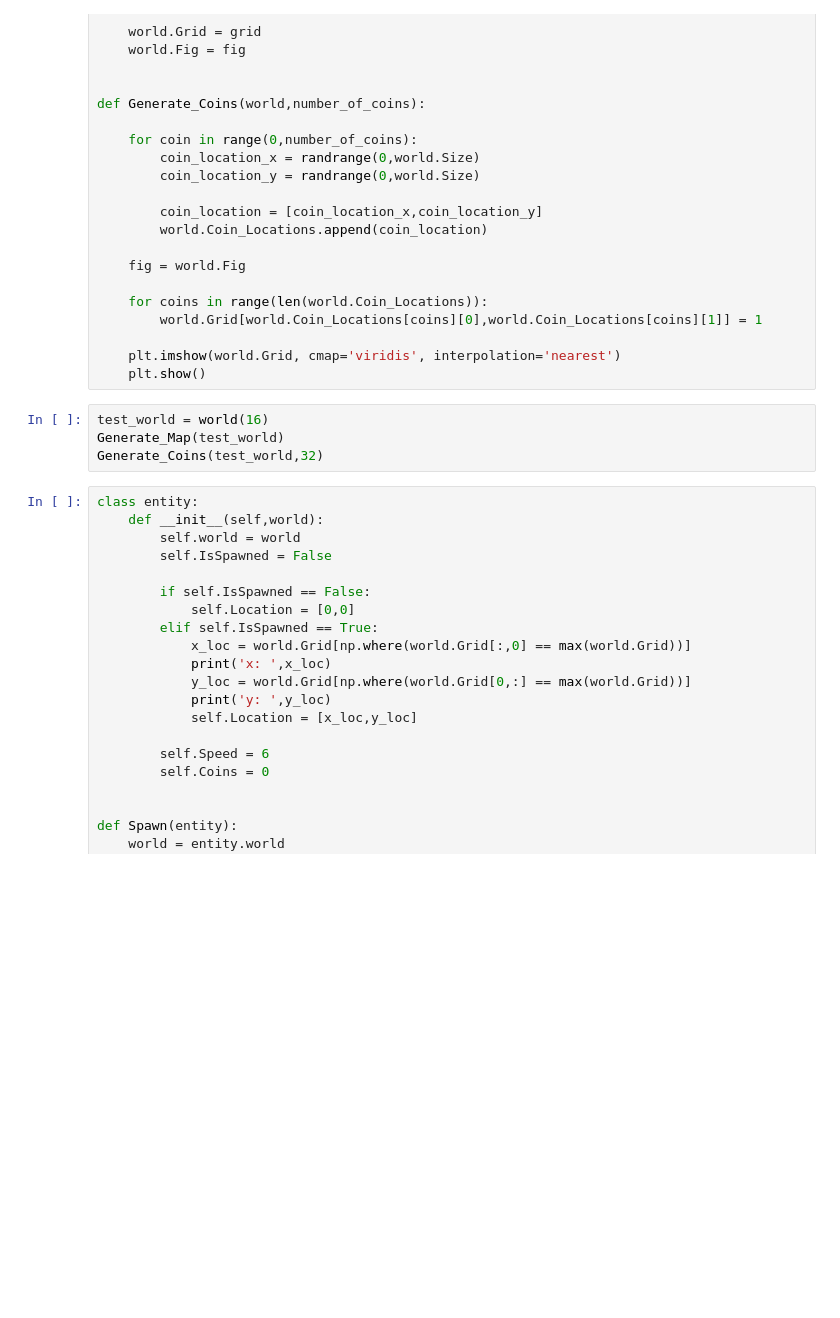
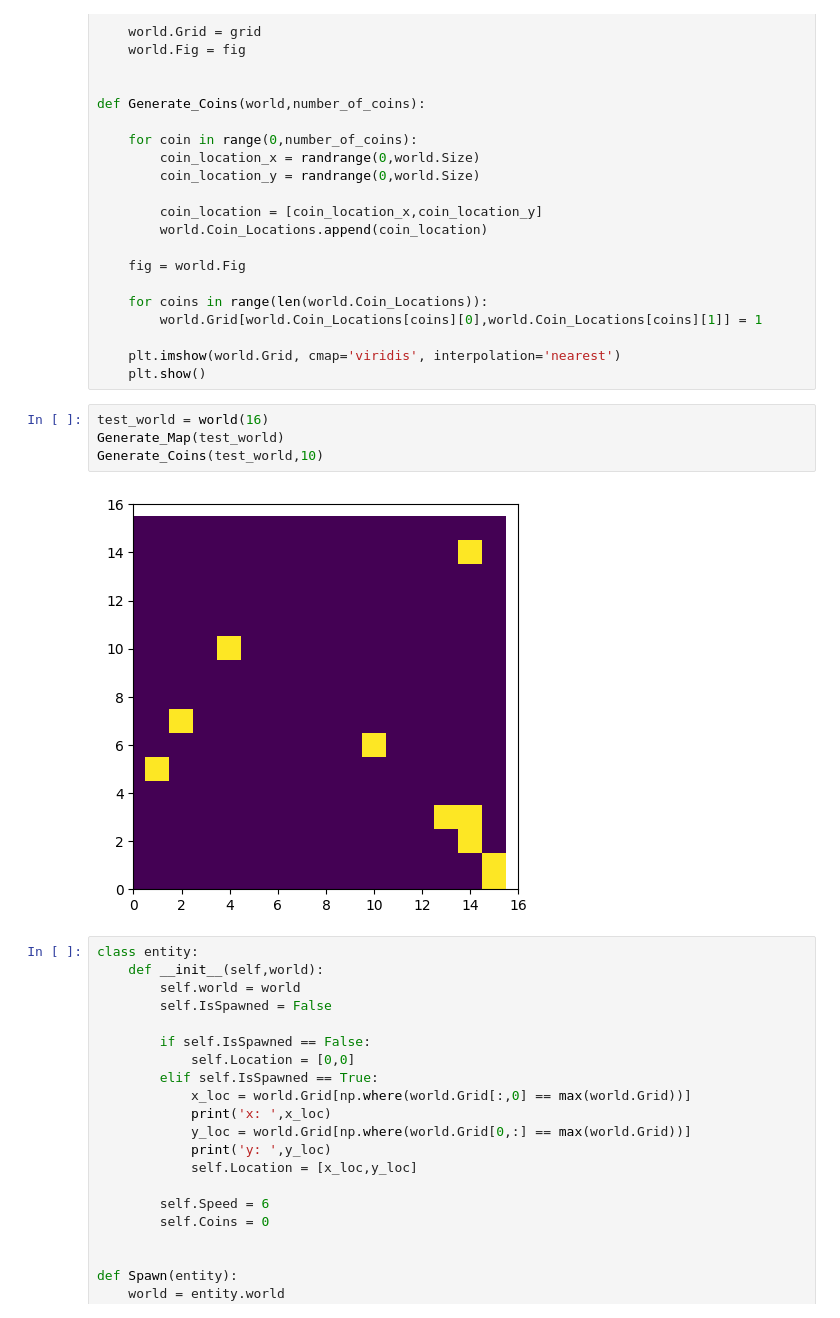
Before and after one commit to maxhightower/5e-Simulation, a Jupyter notebook: bare_minimum_encompassing.ipynb, the cells around one changed output. Cells and saved outputs as stored; diff of their text form; blank space fills up the shorter version.

```diff
--- a/bare_minimum_encompassing.ipynb
+++ b/bare_minimum_encompassing.ipynb
@@ -63,7 +71,9 @@ def Generate_Coins(world,number_of_coins):
 # %%
 test_world = world(16)
 Generate_Map(test_world)
-Generate_Coins(test_world,32)
+Generate_Coins(test_world,10)
+# %% [output]
+[figure, added]
 # %%
 class entity:
     def __init__(self,world):
```
Also changed, not shown: parts of 10 cells of this notebook, 7 other files.
